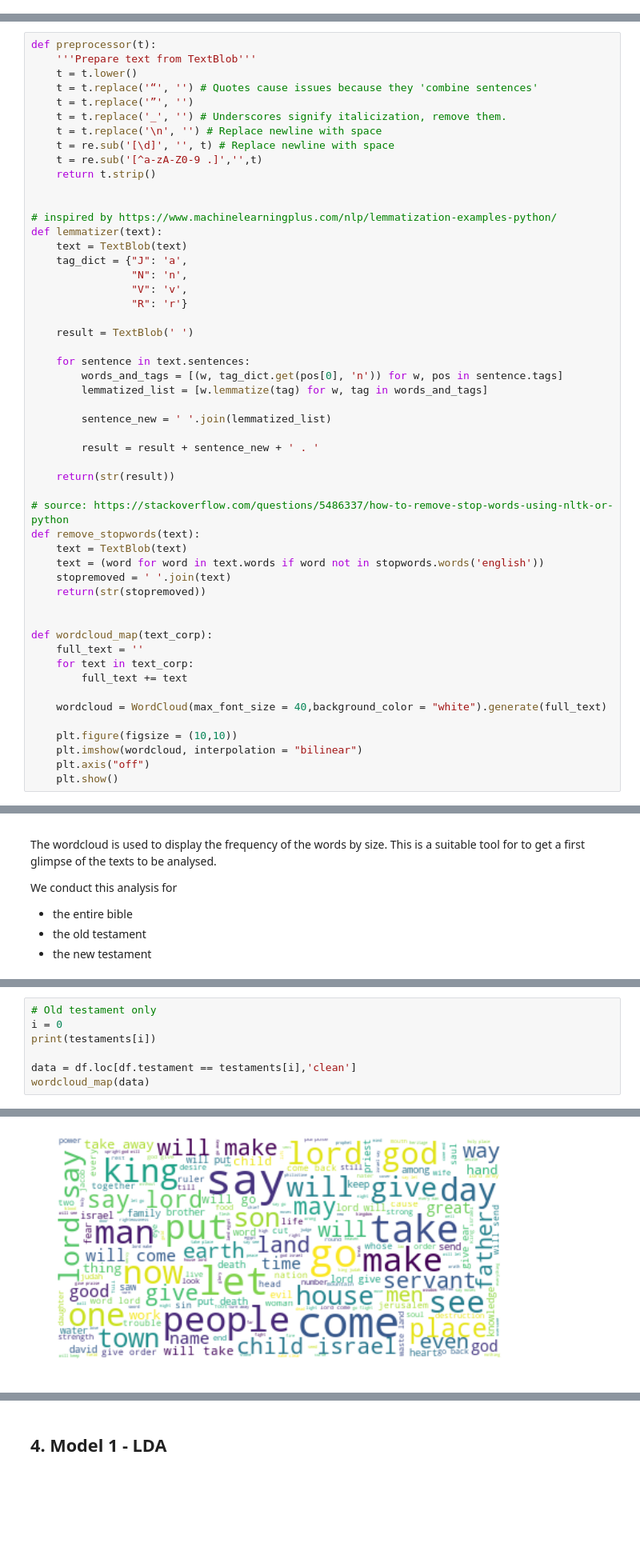
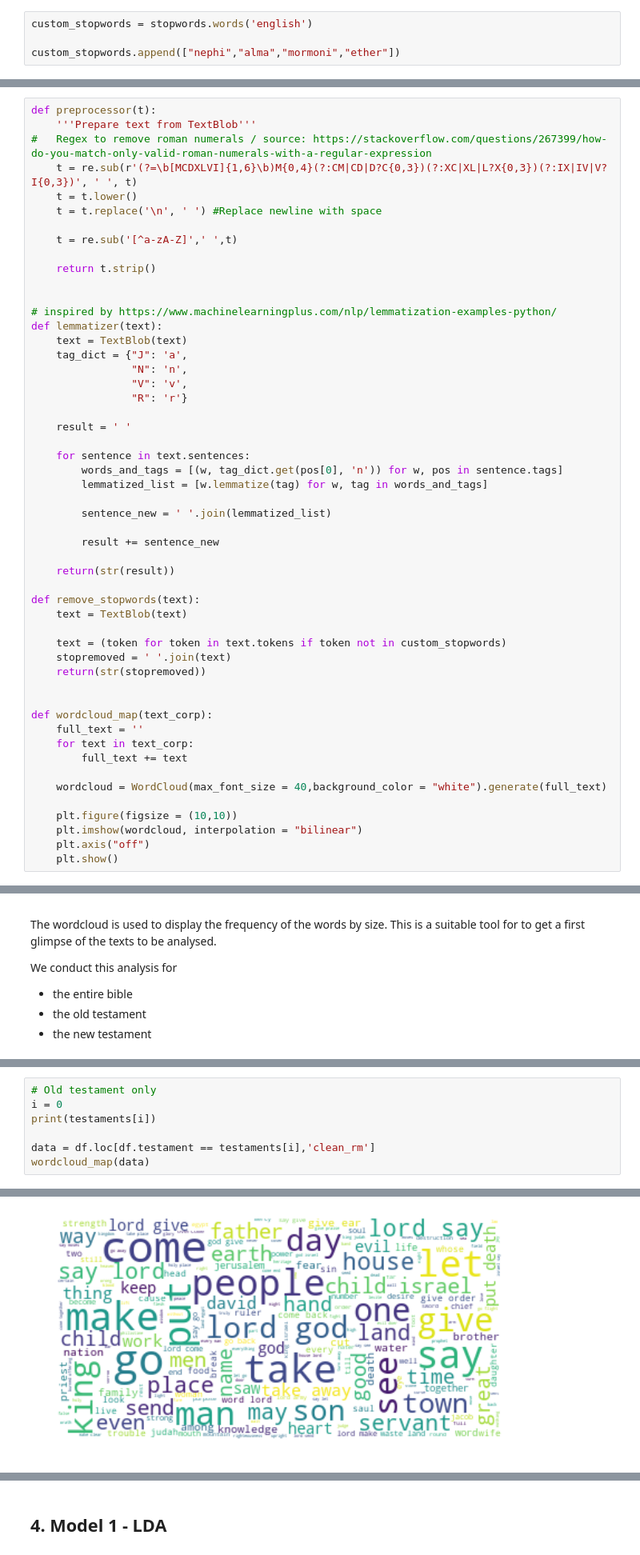
Before and after one commit to Amglex/Machine-Learning-for-textual-data, a Jupyter notebook: ML_Project.ipynb, the cells around one changed output, grey strips where cells are left out. Shown at 80% size. Saved outputs shown, nothing was run; the diff lists cells and outputs as text; blank space fills up the shorter version.

```diff
--- a/ML_Project.ipynb
+++ b/ML_Project.ipynb
@@ -112,3 +107,7 @@ def remove_folder(path):
+# %%
+custom_stopwords = stopwords.words('english')
+
+custom_stopwords.append(["nephi","alma","mormoni","ether"])
 # %% [markdown]
 ## 1. Data import
 # %% [markdown]
@@ -255,13 +250,13 @@ The following steps are part of the preprocessing phase to make the text ready f
 # %%
 def preprocessor(t):
     '''Prepare text from TextBlob'''
+#   Regex to remove roman numerals / source: https://stackoverflow.com/questions/267399/how-do-you-match-only-valid-roman-numerals-with-a-regular-expression
+    t = re.sub(r'(?=\b[MCDXLVI]{1,6}\b)M{0,4}(?:CM|CD|D?C{0,3})(?:XC|XL|L?X{0,3})(?:IX|IV|V?I{0,3})', ' ', t)
     t = t.lower()
-    t = t.replace('“', '') # Quotes cause issues because they 'combine sentences'
-    t = t.replace('”', '')
-    t = t.replace('_', '') # Underscores signify italicization, remove them.
-    t = t.replace('\n', '') # Replace newline with space
-    t = re.sub('[\d]', '', t) # Replace newline with space
-    t = re.sub('[^a-zA-Z0-9 .]','',t)
+    t = t.replace('\n', ' ') #Replace newline with space
+
+    t = re.sub('[^a-zA-Z]',' ',t)
+
     return t.strip()
 
 
@@ -273,7 +268,7 @@ def lemmatizer(text):
                 "V": 'v',
                 "R": 'r'}
 
-    result = TextBlob(' ')
+    result = ' '
 
     for sentence in text.sentences:
         words_and_tags = [(w, tag_dict.get(pos[0], 'n')) for w, pos in sentence.tags]
@@ -281,14 +276,14 @@ def lemmatizer(text):
 
         sentence_new = ' '.join(lemmatized_list)
 
-        result = result + sentence_new + ' . '
+        result += sentence_new
 
     return(str(result))
 
-# source: https://stackoverflow.com/questions/5486337/how-to-remove-stop-words-using-nltk-or-python
 def remove_stopwords(text):
     text = TextBlob(text)
-    text = (word for word in text.words if word not in stopwords.words('english'))
+
+    text = (token for token in text.tokens if token not in custom_stopwords)
     stopremoved = ' '.join(text)
     return(str(stopremoved))
 
@@ -338,13 +333,13 @@ wordcloud_map(df['clean'])
 # %%
 # Old testament only
 i = 0
 print(testaments[i])
 
-data = df.loc[df.testament == testaments[i],'clean']
+data = df.loc[df.testament == testaments[i],'clean_rm']
 wordcloud_map(data)
 # %% [output]
 Old Testament
-[figure, old version]
+[figure, new version]
 # %%
 # New testament only
 i = 1
```
Also changed, not shown: parts of 72 cells of this notebook, 1 other file.
